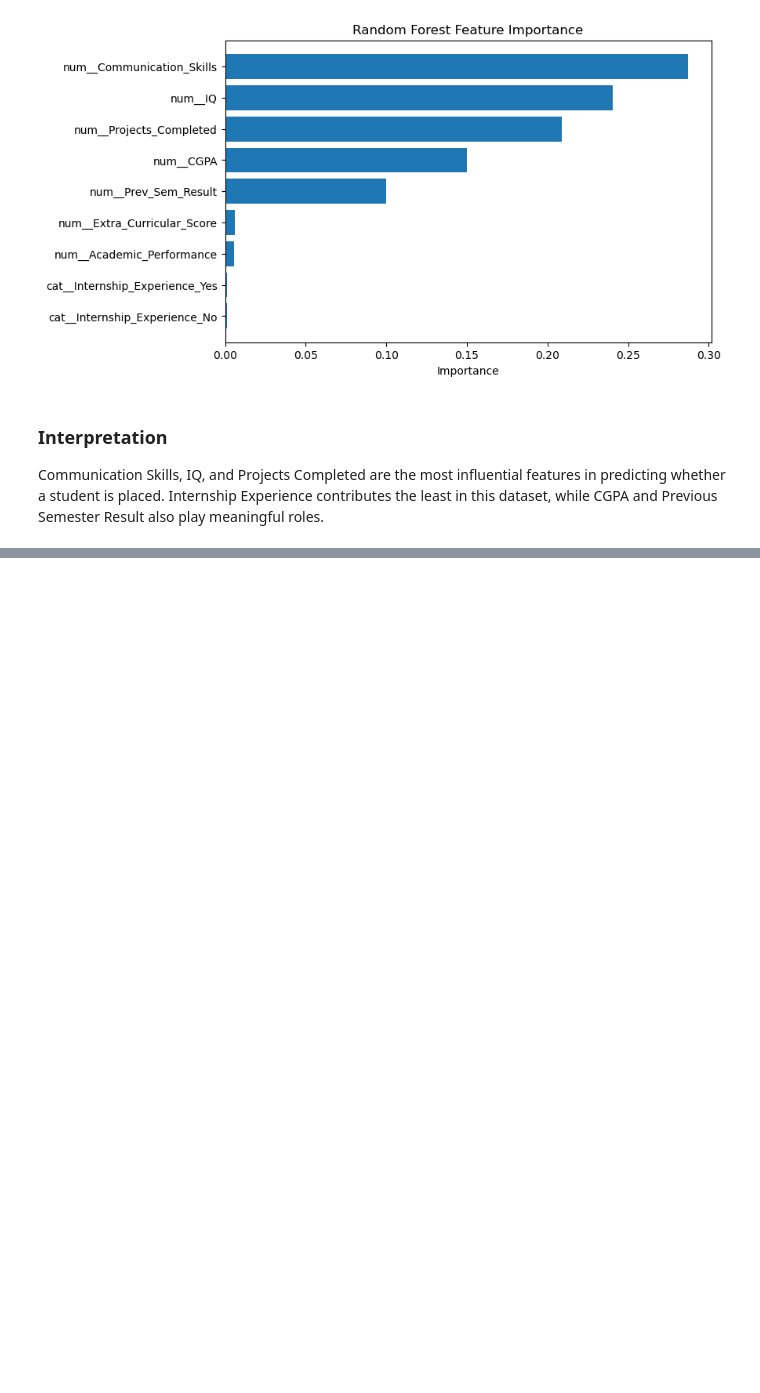
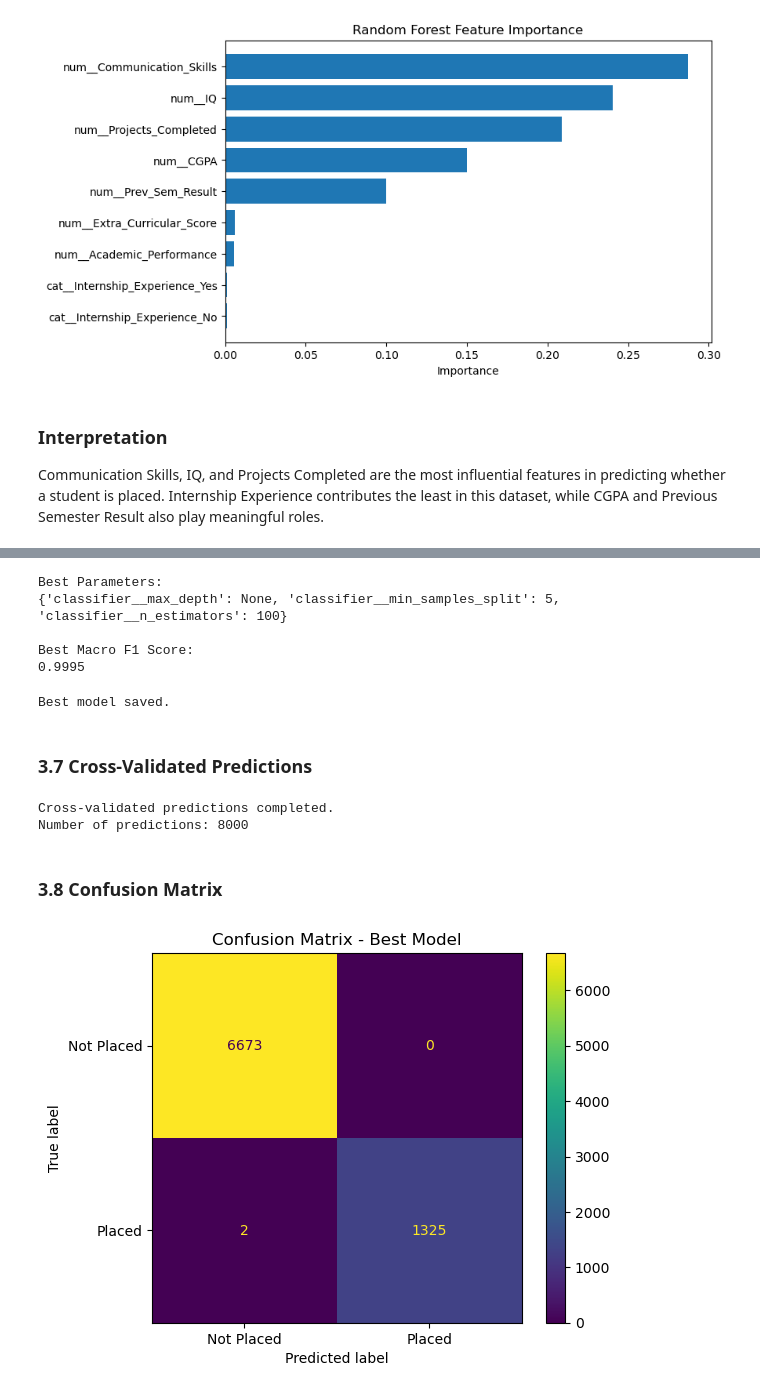
Before and after one commit to Faybioo/AM-I-COOKED, a Jupyter notebook: Lacambra_Ferro_Jorge_AmICooked.ipynb.ipynb, the cells around one changed output, grey strips where cells are left out. Saved outputs shown, nothing was run; the diff lists cells and outputs as text; code cells hidden in the pictures; blank space fills up the shorter version.

Commit message:
Add files via upload
Updated notebook with final model evaluation

```diff
--- a/Lacambra_Ferro_Jorge_AmICooked.ipynb.ipynb
+++ b/Lacambra_Ferro_Jorge_AmICooked.ipynb.ipynb
@@ -27,3 +27,9 @@ df.head()
 | 2 | CLG0036 | 109 | 5.36 | 5.83 | 9 | No | ... |
 | 3 | CLG0055 | 122 | 5.47 | 5.75 | 6 | Yes | ... |
 | 4 | CLG0004 | 96 | 7.91 | 7.69 | 7 | No | ... |
+# %%
+df["GPA"] = (df["CGPA"] * 0.4).clip(upper=4.0)
+
+df["GPA"] = df["GPA"].round(2)
+
+df[["CGPA", "GPA"]].head()
@@ -103,7 +119,7 @@ Name: proportion, dtype: float64
 
 The dataset is imbalanced. About 83.41% of students were not placed, while 16.59% were placed. Because of this imbalance, accuracy alone may not be the best way to evaluate the models. Balanced accuracy and F1-score will also be important.
 # %%
-X = df.drop(columns=["College_ID", "Placement"])
+X = df.drop(columns=["College_ID", "Placement", "GPA"])
 y = df["Placement"]
 
 print("X Shape:", X.shape)
@@ -441,0 +506,72 @@ Communication Skills, IQ, and Projects Completed are the most influential featur
+# %%
+from sklearn.model_selection import GridSearchCV
+
+param_grid = {
+    "classifier__n_estimators": [100, 200],
+    "classifier__max_depth": [None, 10, 20],
+    "classifier__min_samples_split": [2, 5]
+}
+
+grid_search = GridSearchCV(
+    estimator=random_forest_pipeline,
+    param_grid=param_grid,
+    cv=cv,
+    scoring="f1_macro",
+    n_jobs=-1
+)
+
+grid_search.fit(X_train, y_train)
+
+print("Best Parameters:")
+print(grid_search.best_params_)
+
+print("\nBest Macro F1 Score:")
+print(round(grid_search.best_score_, 4))
+# %% [output]
+Best Parameters:
+{'classifier__max_depth': None, 'classifier__min_samples_split': 5, 'classifier__n_estimators': 100}
+
+Best Macro F1 Score:
+0.9995
+# %%
+best_model = grid_search.best_estimator_
+
+print("Best model saved.")
+# %% [output]
+Best model saved.
+# %% [markdown]
+### 3.7 Cross-Validated Predictions
+# %%
+from sklearn.model_selection import cross_val_predict
+
+y_train_pred = cross_val_predict(
+    best_model,
+    X_train,
+    y_train,
+    cv=cv,
+    n_jobs=-1
+)
+
+print("Cross-validated predictions completed.")
+print("Number of predictions:", len(y_train_pred))
+# %% [output]
+Cross-validated predictions completed.
+Number of predictions: 8000
+# %% [markdown]
+### 3.8 Confusion Matrix
+# %%
+from sklearn.metrics import confusion_matrix, ConfusionMatrixDisplay
+import matplotlib.pyplot as plt
+
+cm = confusion_matrix(y_train, y_train_pred)
+
+disp = ConfusionMatrixDisplay(
+    confusion_matrix=cm,
+    display_labels=["Not Placed", "Placed"]
+)
+
+disp.plot()
+plt.title("Confusion Matrix - Best Model")
+plt.show()
+# %% [output]
+[figure, added]
```
Also changed, not shown: parts of 22 cells of this notebook.
